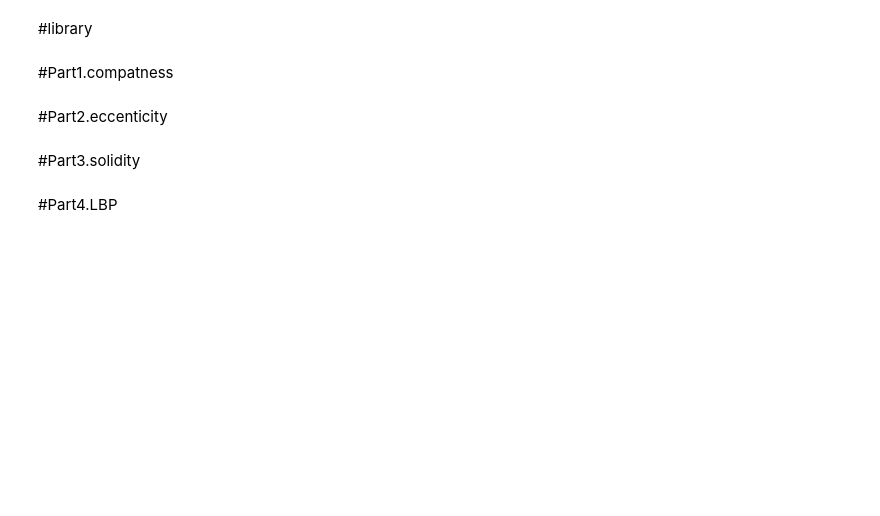
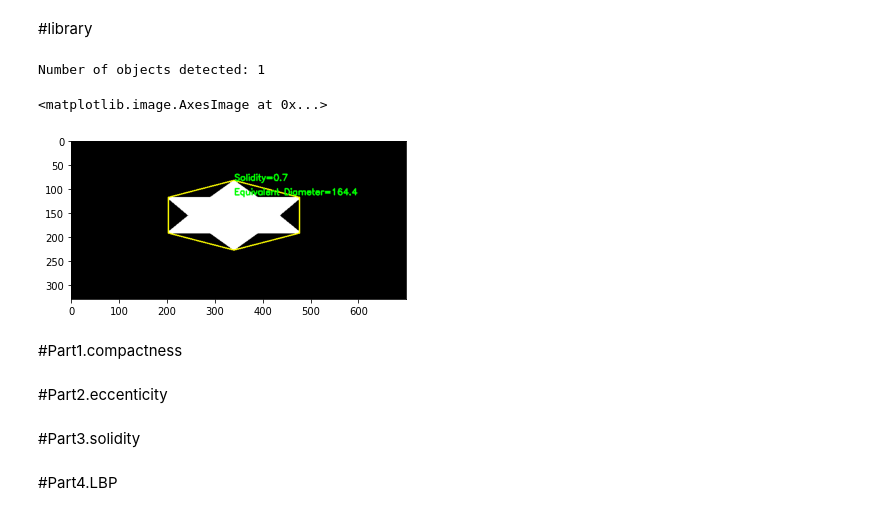
Before and after one commit to parsaeisa/computer_vision, a Jupyter notebook: HW10/HW[10].ipynb, the cells around one changed output. Drawn from its saved outputs; the diff is of its cells as text; code cells hidden in the pictures; blank space fills up the shorter version.

Commit message:
finish Q2 to part 4

```diff
--- a/HW10/HW[10].ipynb
+++ b/HW10/HW[10].ipynb
@@ -28,2 +37,49 @@ from keras.layers.convolutional.base_separable_conv import activations
+# %%
+img = cv2.imread('/content/394091-1664354509.png')
+
+gray = cv2.cvtColor(img, cv2.COLOR_BGR2GRAY)
+
+ret,thresh = cv2.threshold(gray,40,255,0)
+
+# find the contours
+contours,hierarchy = cv2.findContours(thresh, cv2.RETR_TREE,cv2.CHAIN_APPROX_SIMPLE)
+print("Number of objects detected:", len(contours))
+
+def solidity(cnt):
+   area = cv2.contourArea(cnt)
+   hull = cv2.convexHull(cnt)
+   hull_area = cv2.contourArea(hull)
+   solidity = float(area)/hull_area
+   return solidity
+
+def eq_dia(cnt):
+   area = cv2.contourArea(cnt)
+   equi_diameter = np.sqrt(4*area/np.pi)
+   return equi_diameter
+
+# select first contour
+cnt = contours[0]
+
+# find the solidity for this contour
+solid = solidity(cnt)
+solid= round(solid, 2)
+
+# find the equivalent diameter for this contour
+dia = eq_dia(cnt)
+dia =round(dia, 2)
+
+# draw convex hull on the image
+hull = cv2.convexHull(cnt)
+x1, y1 = hull[0][0]
+img = cv2.drawContours(img,[hull],0,(255,255,0),2)
+
+cv2.putText(img, f'Solidity={solid}', (x1, y1), cv2.FONT_HERSHEY_SIMPLEX, 0.6, (0, 255, 0), 2)
+cv2.putText(img, f'Equivalent Diameter={dia}', (x1, y1+30), cv2.FONT_HERSHEY_SIMPLEX, 0.6, (0, 255, 0), 2)
+
+plt.imshow(img)
+# %% [output]
+Number of objects detected: 1
+<matplotlib.image.AxesImage at 0x...>
+[figure, added]
 # %% [markdown]
-#Part1.compatness
+#Part1.compactness
```
Also changed, not shown: parts of 12 cells of this notebook.
